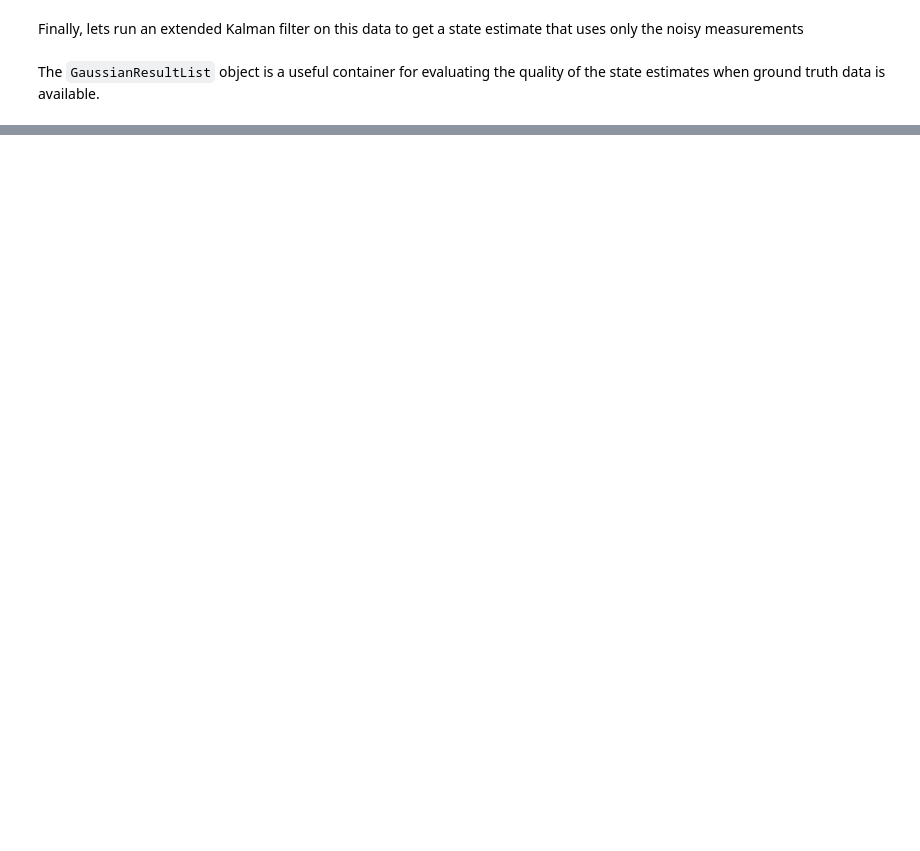
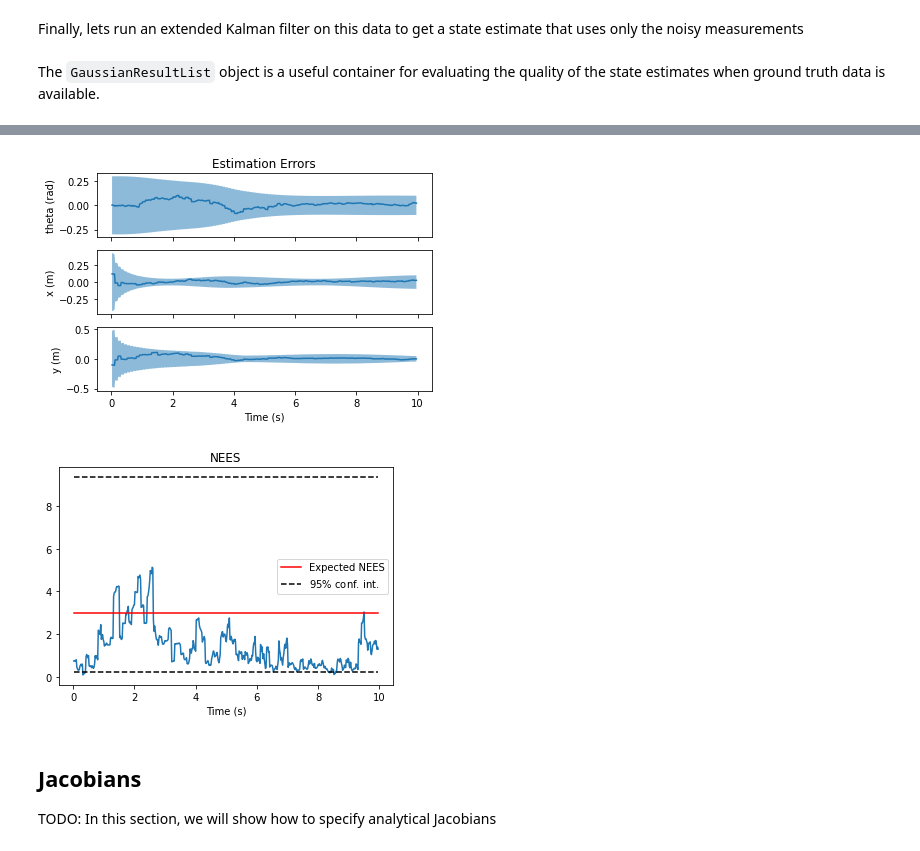
Before and after one commit to decargroup/navlie, a Jupyter notebook: docs/source/tutorial.ipynb, the cells around one changed output, grey strips where cells are left out. Drawn from its saved outputs; the diff is of its cells as text; code cells hidden in the pictures; blank space fills up the shorter version.

```diff
--- a/docs/source/tutorial.ipynb
+++ b/docs/source/tutorial.ipynb
@@ -176,0 +297,15 @@ plt.show()
+# %%
+dg = nav.DataGenerator(
+    process_model=process_model,                  # process model to use
+    input_func=lambda t, x: np.array([0.5, 0.3]), # a callable that specifies the input values over time
+    input_covariance= Q,                          # numpy array or callable that specifies the input covariance over time
+    input_freq=50,                                # the frequency (Hz) at which the input is sampled (and the process model integrated)
+    meas_model_list=meas_models,                  # a list of measurement models to use
+    meas_freq_list=[10, 10, 10, 10]               # corresponding measurement frequencies (Hz)
+)
+
+state_data, input_data, meas_data = dg.generate(x, start=0, stop=10, noise=True)
+
+print(state_data[1])
+print(input_data[2])
+print(meas_data[3])
@@ -176,0 +321,49 @@ plt.show()
+# %%
+# First, define the filter
+kalman_filter = nav.ExtendedKalmanFilter(process_model)
+P0 = np.diag([0.1**2, 1**2, 1**2])  # Initial covariance
+x = nav.StateWithCovariance(x, P0)  # Estimate and covariance in one container
+
+meas_idx = 0
+y = meas_data[meas_idx]
+estimates = []
+for k in range(len(input_data) - 1):
+    u = input_data[k]
+
+    # Fuse any measurements that have occurred.
+    while y.stamp < input_data[k + 1].stamp and meas_idx < len(meas_data):
+        x = kalman_filter.correct(x, y, u)
+
+        # Load the next measurement
+        meas_idx += 1
+        if meas_idx < len(meas_data):
+            y = meas_data[meas_idx]
+
+    # Predict until the next input is available
+    dt = input_data[k + 1].stamp - x.state.stamp
+    x = kalman_filter.predict(x, u, dt)
+
+    estimates.append(x.copy())
+
+
+results = nav.GaussianResultList.from_estimates(estimates, state_data)
+
+import matplotlib.pyplot as plt
+fig, axs = nav.plot_error(results)
+axs[0].set_title("Estimation Errors")
+axs[0].set_ylabel("theta (rad)")
+axs[1].set_ylabel("x (m)")
+axs[2].set_ylabel("y (m)")
+axs[2].set_xlabel("Time (s)")
+
+fig, ax = nav.plot_nees(results)
+ax.set_title("NEES")
+ax.set_xlabel("Time (s)")
+plt.show()
+# %% [output]
+[figure, added]
+[figure, added]
+# %% [markdown]
+## Jacobians
+
+TODO: In this section, we will show how to specify analytical Jacobians
```
Also changed, not shown: parts of 18 cells of this notebook, 2 other files.
